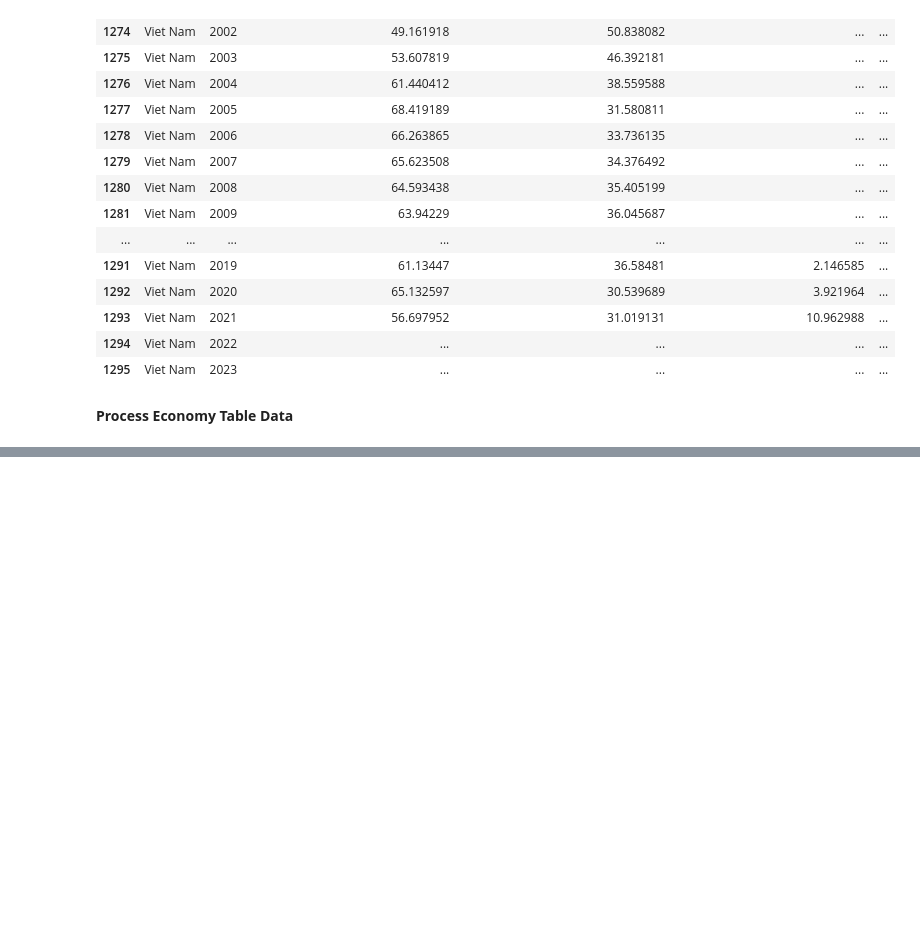
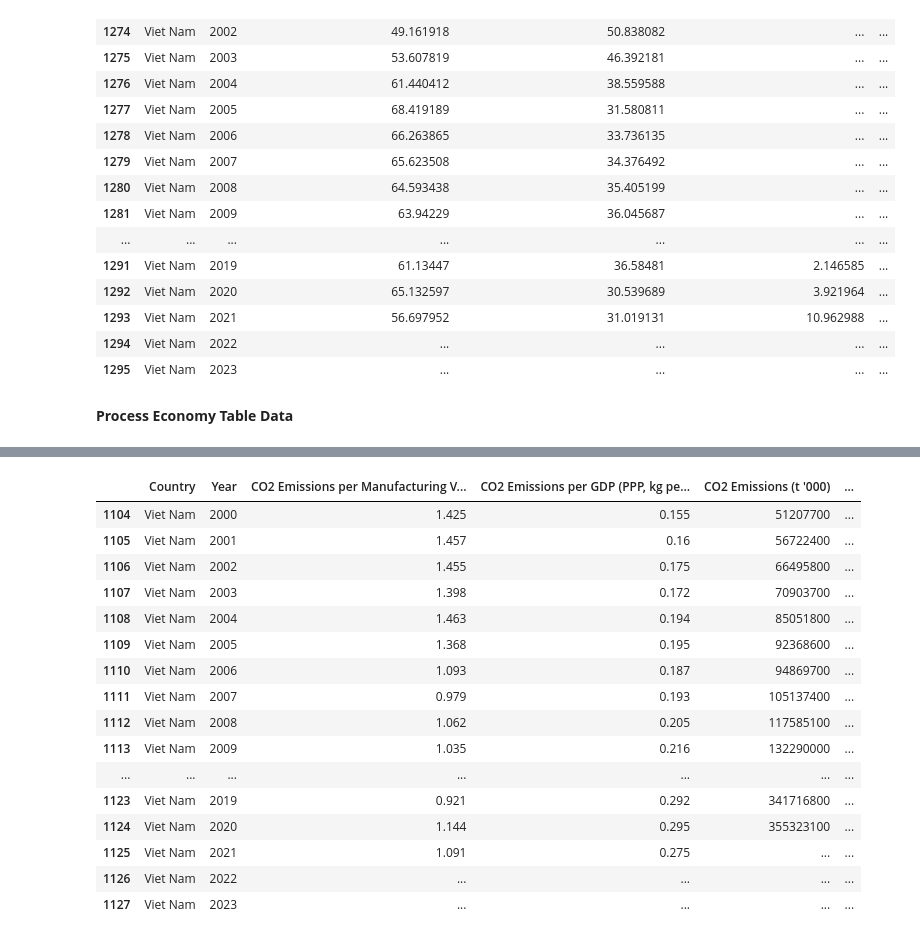
Before and after one commit to giakhang1906/Economic-Capstone, a Jupyter notebook: Data_Processing.ipynb, the cells around one changed output, grey strips where cells are left out. Cells and saved outputs as stored; diff of their text form; code cells hidden in the pictures; blank space fills up the shorter version.

```diff
--- a/Data_Processing.ipynb
+++ b/Data_Processing.ipynb
@@ -650,3 +680,11 @@ df_electricity[df_electricity['Country'] == 'Viet Nam']
 | 1295 | Viet Nam | 2023 | ... | ... | ... | ... |
 # %% [markdown]
 **Process Economy Table Data**
+# %%
+# Load dataset
+emission = pd.read_excel("/Users/khangphamgia/Downloads/Emission.xlsx")
+employment_share = pd.read_excel("/Users/khangphamgia/Downloads/Employment_share.xlsx")
+energy_intensity = pd.read_excel("/Users/khangphamgia/Downloads/Energy_Intensity.xlsx")
+gdp = pd.read_excel("/Users/khangphamgia/Downloads/GDP_currentprice.xlsx")
+rd = pd.read_excel("/Users/khangphamgia/Downloads/R&D_expenditure.xlsx")
+gdp_structure = pd.read_excel("/Users/khangphamgia/Downloads/Structure _of_GDP.xlsx")
@@ -652,0 +709,63 @@ df_electricity[df_electricity['Country'] == 'Viet Nam']
+# %%
+#Rename the column 'Economy' to 'Country' to match the existing dataframe
+emission.rename(columns={'Economy': 'Country'}, inplace=True)
+# Transform the data
+emission_melted = emission.melt(id_vars=['Country', 'Indicator', 'Unit of Measure'], var_name='Year', value_name='Value')
+
+# Convert the Year column to numeric
+emission_melted['Year'] = pd.to_numeric(emission_melted['Year'], errors='coerce')
+
+# Pivot the dataframe to get the required format
+emission_pivot = emission_melted.pivot_table(
+    index=['Country', 'Year'],
+    columns=['Unit of Measure'],
+    values='Value',
+    aggfunc='first'  # Avoid duplicates
+).reset_index()
+
+# Rename columns for clarity
+emission_pivot.columns.name = None
+emission_pivot.rename(columns={
+    'kg of CO₂ equivalent per constant 2015 USD': 'CO2 Emissions per Manufacturing Value-Added (kg per constant 2015 USD)',
+    'kg of CO₂ equivalent per constant 2017 USD': 'CO2 Emissions per GDP (PPP, kg per constant 2017 USD)',
+    "metric ton": "CO2 Emissions (t '000)",
+    "metric tons CO₂ equivalent": "Total GHG Emissions (t '000 CO₂ equivalent)"
+}, inplace=True)
+
+# Create a full range of countries and years
+all_countries = emission_pivot['Country'].unique()  # Get all unique countries
+all_years = list(range(2000, 2024))  # Define the desired range of years
+
+# Create a full dataframe with all combinations of countries and years
+full_index = pd.MultiIndex.from_product([all_countries, all_years], names=['Country', 'Year'])
+emission_full = pd.DataFrame(index=full_index).reset_index()
+
+# Merge the full dataframe with the existing data
+emission_main = pd.merge(emission_full,emission_pivot, on=['Country', 'Year'], how='left')
+
+# Fill missing values with NaN
+columns = ['CO2 Emissions per Manufacturing Value-Added (kg per constant 2015 USD)',
+           'CO2 Emissions per GDP (PPP, kg per constant 2017 USD)',
+           'CO2 Emissions (t \'000)',
+           'Total GHG Emissions (t \'000 CO₂ equivalent)']
+for column in columns:
+    emission_main[column] = emission_main[column].fillna(np.nan)
+emission_main[emission_main['Country'] == 'Viet Nam']
+# %% [output]
+|  | Country | Year | CO2 Emissions per Manufacturing V... | CO2 Emissions per GDP (PPP, kg pe... | CO2 Emissions (t '000) | ... |
+| 1104 | Viet Nam | 2000 | 1.425 | 0.155 | 51207700 | ... |
+| 1105 | Viet Nam | 2001 | 1.457 | 0.16 | 56722400 | ... |
+| 1106 | Viet Nam | 2002 | 1.455 | 0.175 | 66495800 | ... |
+| 1107 | Viet Nam | 2003 | 1.398 | 0.172 | 70903700 | ... |
+| 1108 | Viet Nam | 2004 | 1.463 | 0.194 | 85051800 | ... |
+| 1109 | Viet Nam | 2005 | 1.368 | 0.195 | 92368600 | ... |
+| 1110 | Viet Nam | 2006 | 1.093 | 0.187 | 94869700 | ... |
+| 1111 | Viet Nam | 2007 | 0.979 | 0.193 | 105137400 | ... |
+| 1112 | Viet Nam | 2008 | 1.062 | 0.205 | 117585100 | ... |
+| 1113 | Viet Nam | 2009 | 1.035 | 0.216 | 132290000 | ... |
+| ... | ... | ... | ... | ... | ... | ... |
+| 1123 | Viet Nam | 2019 | 0.921 | 0.292 | 341716800 | ... |
+| 1124 | Viet Nam | 2020 | 1.144 | 0.295 | 355323100 | ... |
+| 1125 | Viet Nam | 2021 | 1.091 | 0.275 | ... | ... |
+| 1126 | Viet Nam | 2022 | ... | ... | ... | ... |
+| 1127 | Viet Nam | 2023 | ... | ... | ... | ... |
```
Also changed, not shown: parts of 18 cells of this notebook.
